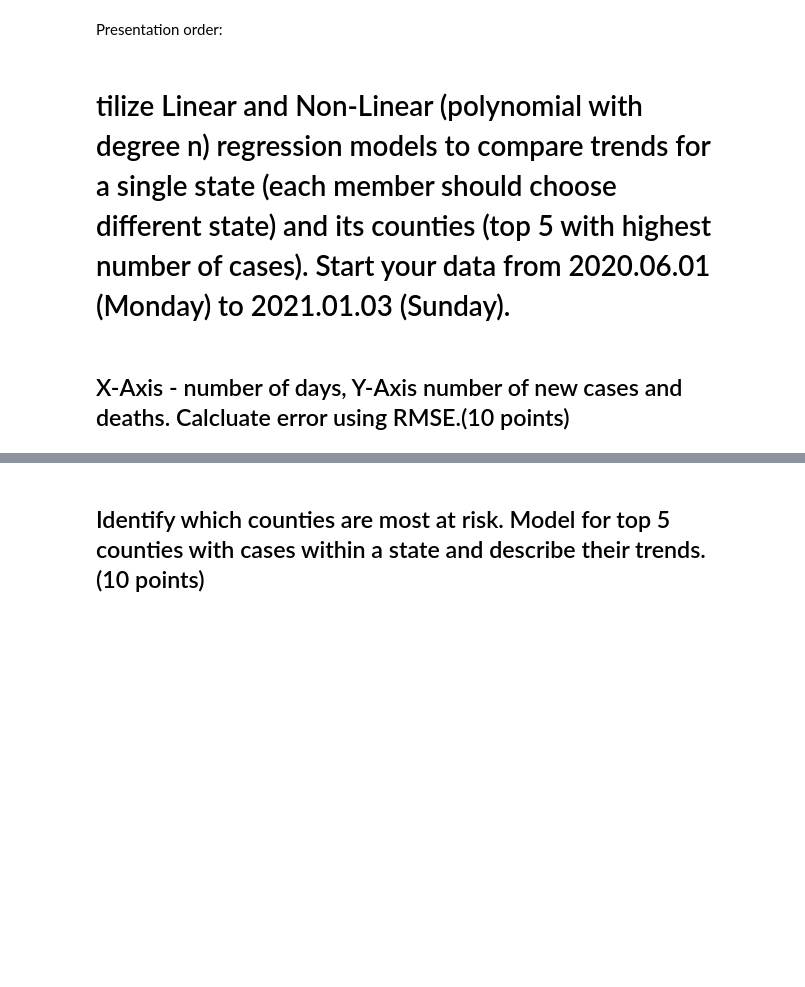
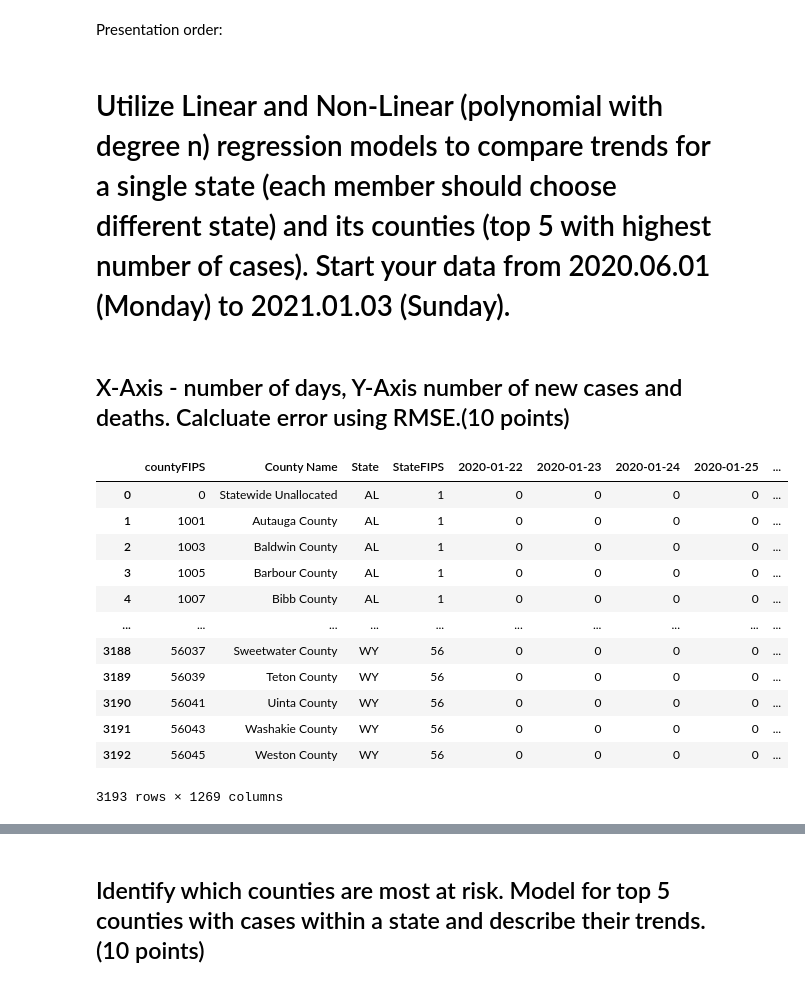
Before and after one commit to aiwayemi/Group-1, a Jupyter notebook: Project Stage - IV_Member_Task_Kevin_Hayes.ipynb, the cells around one changed output, grey strips where cells are left out. Drawn from its saved outputs; the diff is of its cells as text; code cells hidden in the pictures; blank space fills up the shorter version.

Commit message:
Work on member task

```diff
--- a/Project Stage - IV_Member_Task_Kevin_Hayes.ipynb
+++ b/Project Stage - IV_Member_Task_Kevin_Hayes.ipynb
@@ -30,6 +30,65 @@ In the upcoming Project Stage IV Review presentation on April 1, 2024, each grou
 # %% [markdown]
 Presentation order:
 # %% [markdown]
-# tilize Linear and Non-Linear (polynomial with degree n) regression models to compare trends for a single state (each member should choose different state) and its counties (top 5 with highest number of cases). Start your data from 2020.06.01 (Monday) to 2021.01.03 (Sunday).
+# Utilize Linear and Non-Linear (polynomial with degree n) regression models to compare trends for a single state (each member should choose different state) and its counties (top 5 with highest number of cases). Start your data from 2020.06.01 (Monday) to 2021.01.03 (Sunday).
 # %% [markdown]
 ## X-Axis - number of days, Y-Axis number of new cases and deaths. Calcluate error using RMSE.(10 points)
+# %%
+import pandas as pd
+import seaborn as sns
+import numpy as np
+import datetime
+import scipy.stats as stats
+import matplotlib.pyplot as plt
+from sklearn.linear_model import LinearRegression
+from sklearn.preprocessing import PolynomialFeatures
+from sklearn.model_selection import train_test_split
+from sktime.forecasting.model_selection import temporal_train_test_split
+from sktime.forecasting.base import ForecastingHorizon
+from sktime.forecasting.compose import make_reduction
+from sklearn.metrics import mean_squared_error
+from sktime.utils.plotting import plot_series
+
+#Using the functions that Kol used.
+cases = pd.read_csv("covid_confirmed_usafacts.csv")
+deaths = pd.read_csv("covid_deaths_usafacts.csv")
+
+def get_dates(data): #function from stage 2
+    dates = data.loc[:, [i not in ["countyFIPS","County Name", "State", "StateFIPS"] for i in data]] #Extract non dates
+
+    dates.columns = pd.to_datetime(dates.columns) #Fix columns to be date times
+
+    dates = dates.loc[:, [(i >= datetime.datetime(2020, 5, 25)) and (i <= datetime.datetime(2021, 1, 10)) for i in dates]] #Extract correct time
+    return dates #make dates start 1 week earlier for get_weekly() purposes
+
+def get_weekly(dates): #tweaked function from stage 2
+
+    weeks = [range(i, i + 7) for i in range(0, len(dates.columns), 7)]
+    dates.iloc[:, weeks[0]]
+
+    stats = pd.DataFrame({"week": [],"sum" : []})
+
+    for i in range(len(weeks)-1):
+        date = dates.iloc[:, weeks[i+1]].iloc[0, :].keys()[0]
+        #Subtract numbers from previous week to get new case/death data (current data is cumulative)
+        week = (dates.iloc[:, weeks[i+1]].sum(axis = 1)) - (dates.iloc[:, weeks[i]].sum(axis = 1))
+        wsum = week.sum()/7/7
+        new_row = pd.DataFrame({"week": date,"sum" : (wsum)}, index=[i])
+        stats = pd.concat([stats, new_row])
+    return stats
+
+cases
+# %% [output]
+|  | countyFIPS | County Name | State | StateFIPS | 2020-01-22 | 2020-01-23 | 2020-01-24 | 2020-01-25 | ... |
+| 0 | 0 | Statewide Unallocated | AL | 1 | 0 | 0 | 0 | 0 | ... |
+| 1 | 1001 | Autauga County | AL | 1 | 0 | 0 | 0 | 0 | ... |
+| 2 | 1003 | Baldwin County | AL | 1 | 0 | 0 | 0 | 0 | ... |
+| 3 | 1005 | Barbour County | AL | 1 | 0 | 0 | 0 | 0 | ... |
+| 4 | 1007 | Bibb County | AL | 1 | 0 | 0 | 0 | 0 | ... |
+| ... | ... | ... | ... | ... | ... | ... | ... | ... | ... |
+| 3188 | 56037 | Sweetwater County | WY | 56 | 0 | 0 | 0 | 0 | ... |
+| 3189 | 56039 | Teton County | WY | 56 | 0 | 0 | 0 | 0 | ... |
+| 3190 | 56041 | Uinta County | WY | 56 | 0 | 0 | 0 | 0 | ... |
+| 3191 | 56043 | Washakie County | WY | 56 | 0 | 0 | 0 | 0 | ... |
+| 3192 | 56045 | Weston County | WY | 56 | 0 | 0 | 0 | 0 | ... |
+3193 rows × 1269 columns
```
Also changed, not shown: parts of 5 cells of this notebook.
